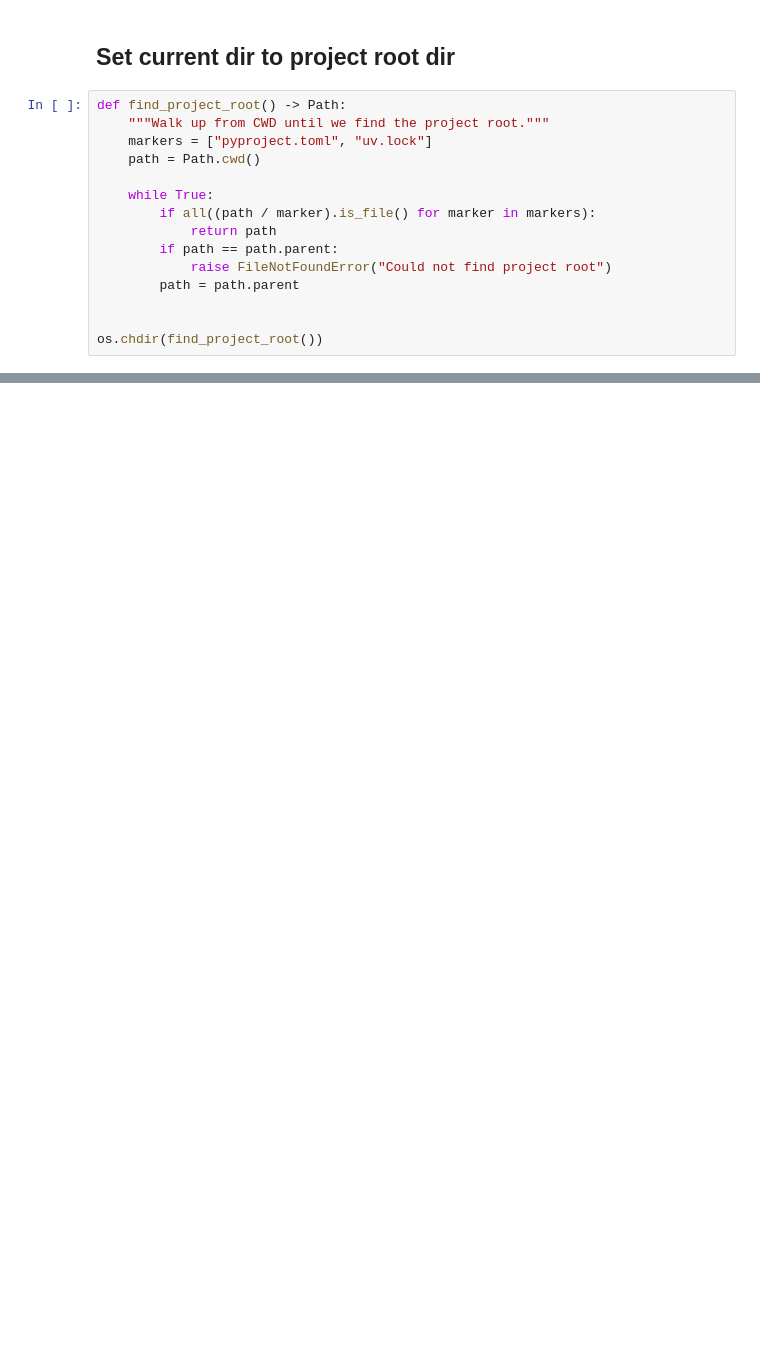
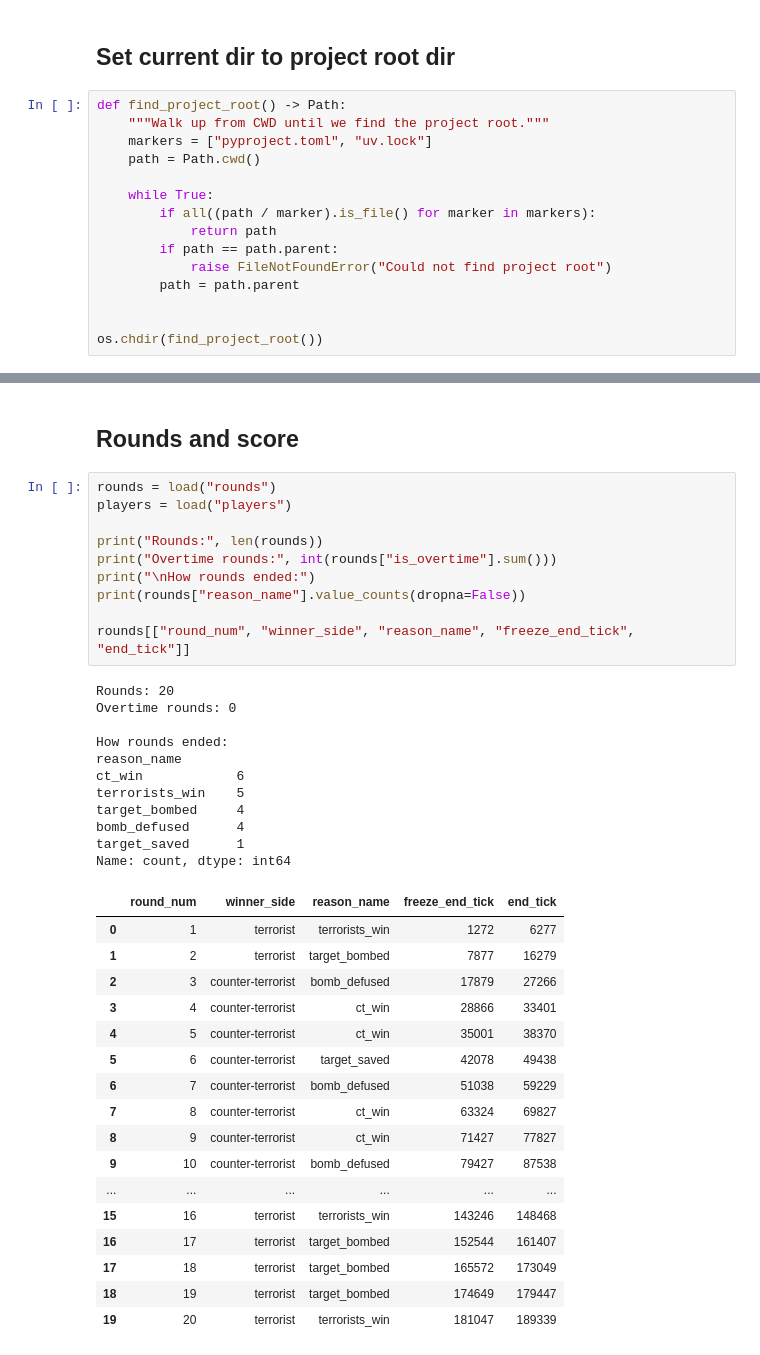
Before and after one commit to 00riddle00/cs2-rop, a Jupyter notebook: notebooks/parser_check.ipynb, the cells around one changed output, grey strips where cells are left out. Saved outputs shown, nothing was run; the diff lists cells and outputs as text; blank space fills up the shorter version.

```diff
--- a/notebooks/parser_check.ipynb
+++ b/notebooks/parser_check.ipynb
@@ -70,0 +82,41 @@ dem.ticks.to_pandas()
+# %% [markdown]
+## Rounds and score
+# %%
+rounds = load("rounds")
+players = load("players")
+
+print("Rounds:", len(rounds))
+print("Overtime rounds:", int(rounds["is_overtime"].sum()))
+print("\nHow rounds ended:")
+print(rounds["reason_name"].value_counts(dropna=False))
+
+rounds[["round_num", "winner_side", "reason_name", "freeze_end_tick", "end_tick"]]
+# %% [output]
+Rounds: 20
+Overtime rounds: 0
+
+How rounds ended:
+reason_name
+ct_win            6
+terrorists_win    5
+target_bombed     4
+bomb_defused      4
+target_saved      1
+Name: count, dtype: int64
+|  | round_num | winner_side | reason_name | freeze_end_tick | end_tick |
+| 0 | 1 | terrorist | terrorists_win | 1272 | 6277 |
+| 1 | 2 | terrorist | target_bombed | 7877 | 16279 |
+| 2 | 3 | counter-terrorist | bomb_defused | 17879 | 27266 |
+| 3 | 4 | counter-terrorist | ct_win | 28866 | 33401 |
+| 4 | 5 | counter-terrorist | ct_win | 35001 | 38370 |
+| 5 | 6 | counter-terrorist | target_saved | 42078 | 49438 |
+| 6 | 7 | counter-terrorist | bomb_defused | 51038 | 59229 |
+| 7 | 8 | counter-terrorist | ct_win | 63324 | 69827 |
+| 8 | 9 | counter-terrorist | ct_win | 71427 | 77827 |
+| 9 | 10 | counter-terrorist | bomb_defused | 79427 | 87538 |
+| ... | ... | ... | ... | ... | ... |
+| 15 | 16 | terrorist | terrorists_win | 143246 | 148468 |
+| 16 | 17 | terrorist | target_bombed | 152544 | 161407 |
+| 17 | 18 | terrorist | target_bombed | 165572 | 173049 |
+| 18 | 19 | terrorist | target_bombed | 174649 | 179447 |
+| 19 | 20 | terrorist | terrorists_win | 181047 | 189339 |
```
Also changed, not shown: parts of 24 cells of this notebook.
